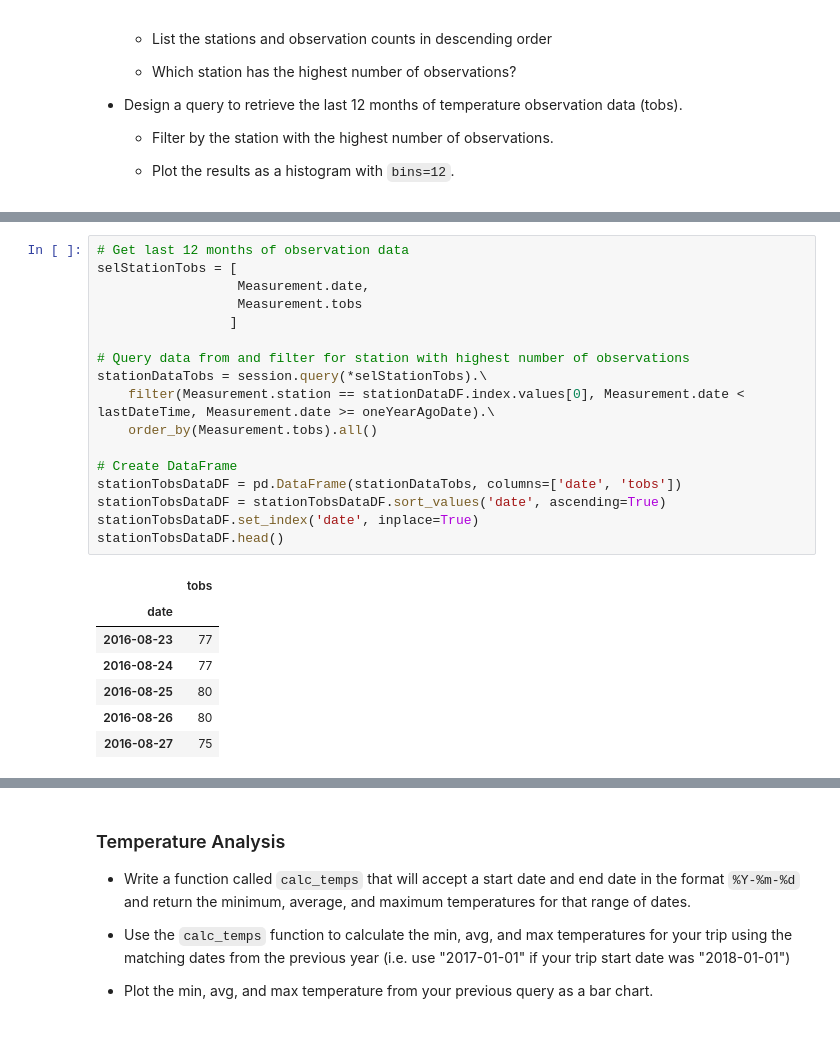
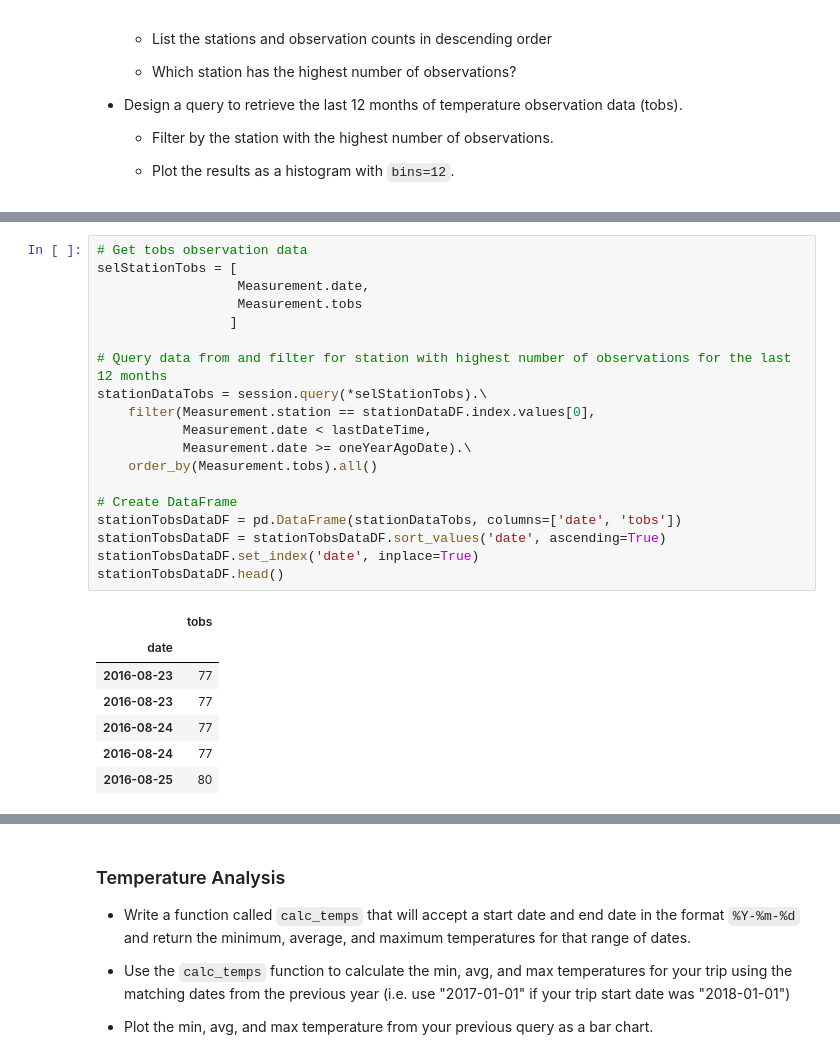
Before and after one commit to thenups/hawaii-climate-analysis-advanced-sql, a Jupyter notebook: climate_analysis.ipynb, the cells around one changed output, grey strips where cells are left out. Saved outputs shown, nothing was run; the diff lists cells and outputs as text.

```diff
--- a/climate_analysis.ipynb
+++ b/climate_analysis.ipynb
@@ -170,28 +170,30 @@ stationDataDF.head()
 # %%
-# Get last 12 months of observation data
+# Get tobs observation data
 selStationTobs = [
                   Measurement.date,
                   Measurement.tobs
                  ]
 
-# Query data from and filter for station with highest number of observations
+# Query data from and filter for station with highest number of observations for the last 12 months
 stationDataTobs = session.query(*selStationTobs).\
-    filter(Measurement.station == stationDataDF.index.values[0], Measurement.date < lastDateTime, Measurement.date >= oneYearAgoDate).\
+    filter(Measurement.station == stationDataDF.index.values[0],
+           Measurement.date < lastDateTime,
+           Measurement.date >= oneYearAgoDate).\
     order_by(Measurement.tobs).all()
 
 # Create DataFrame
 stationTobsDataDF = pd.DataFrame(stationDataTobs, columns=['date', 'tobs'])
 stationTobsDataDF = stationTobsDataDF.sort_values('date', ascending=True)
 stationTobsDataDF.set_index('date', inplace=True)
 stationTobsDataDF.head()
 # %% [output]
 |  | tobs |
 | date |  |
 | 2016-08-23 | 77 |
+| 2016-08-23 | 77 |
+| 2016-08-24 | 77 |
 | 2016-08-24 | 77 |
 | 2016-08-25 | 80 |
-| 2016-08-26 | 80 |
-| 2016-08-27 | 75 |
 # %%
 stationTobsDataDF.hist(bins=12)
 plt.show()
```
Also changed, not shown: parts of 10 cells of this notebook, 3 other files.
